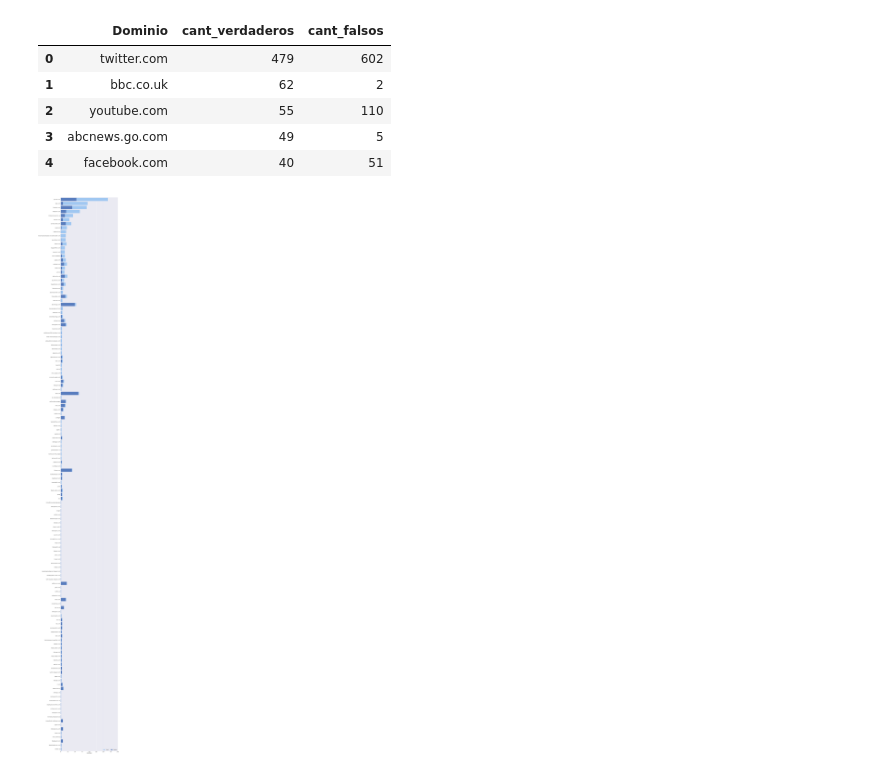
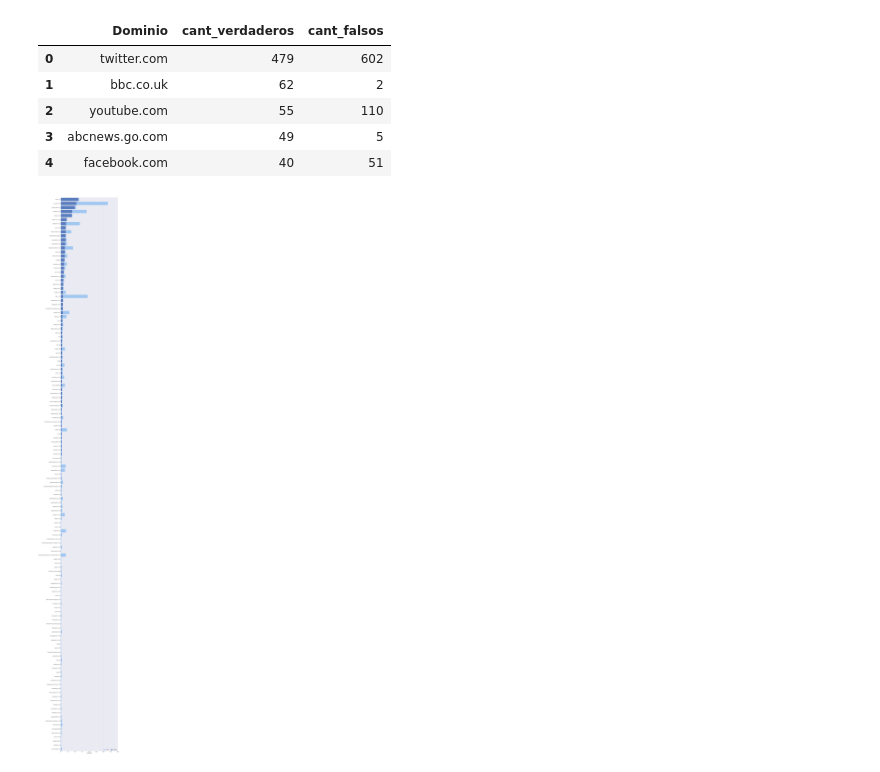
Before and after one commit to freedocx/CovidNPLDisaster, a Jupyter notebook: Javier/Analysis.ipynb, the cells around one changed output. Drawn from its saved outputs; the diff is of its cells as text; code cells hidden in the pictures.

```diff
--- a/Javier/Analysis.ipynb
+++ b/Javier/Analysis.ipynb
@@ -393,34 +393,33 @@ dfJoin.head(5)
 # %%
 dfJoin["cant_total"] = dfJoin["cant_verdaderos"] + dfJoin["cant_falsos"]
 # %%
-import seaborn as sns
-import matplotlib.pyplot as plt
+
 sns.set(style="whitegrid")
 
 # Initialize the matplotlib figure
 sns.set(font_scale=2)  # crazy big
 f, ax = plt.subplots(figsize=(20, 200))
 
 # Load the example car crash dataset
-crashes = dfJoin.sort_values("cant_falsos", ascending=False)
+crashes = dfJoin.sort_values("cant_verdaderos", ascending=False)
 crashes = crashes.iloc[1:,:]
 # Plot the total crashes
 
 sns.set_color_codes("pastel")
 sns.barplot(x="cant_total", y="Dominio", data=crashes,
             label="Total", color="b")
 
 # Plot the crashes where alcohol was involved
 sns.set_color_codes("muted")
 sns.barplot(x="cant_verdaderos", y="Dominio", data=crashes,
             label="Reales", color="b")
 
 
 # Add a legend and informative axis label
 ax.legend(ncol=2, loc="lower right", frameon=True)
 ax.set(xlim=(0, 200), ylabel="",
        xlabel="Cantidad")
 
 sns.despine(left=True, bottom=True)
 # %% [output]
-[figure, old version]
+[figure, new version]
```
Also changed, not shown: parts of 11 cells of this notebook.
